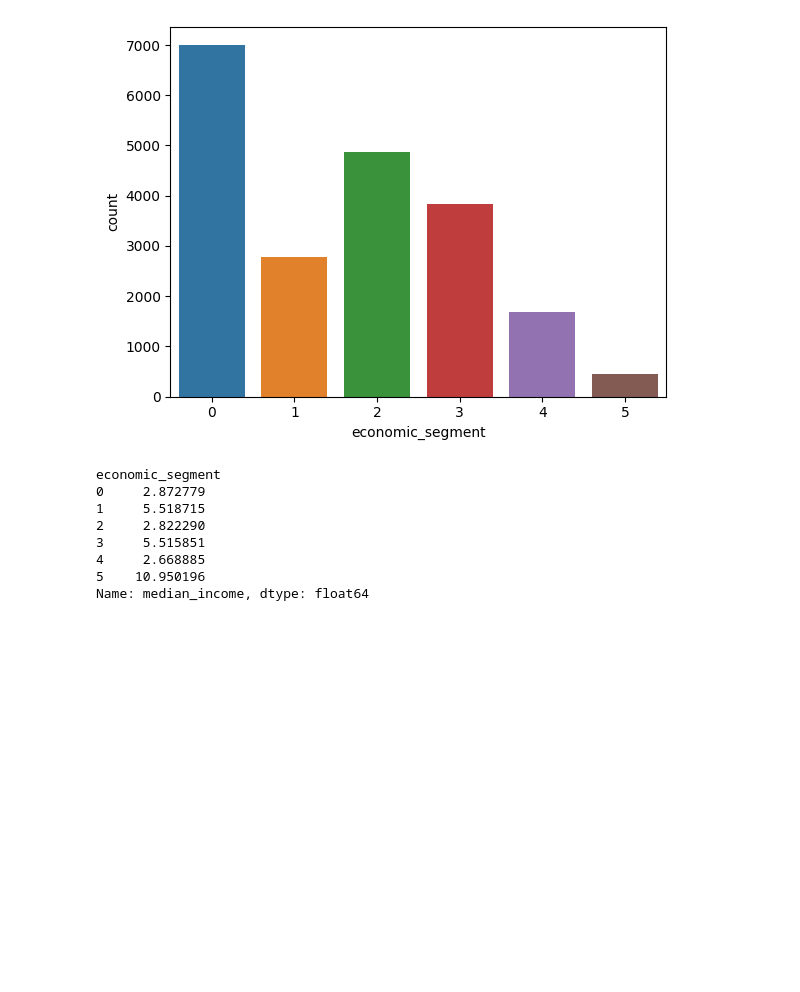
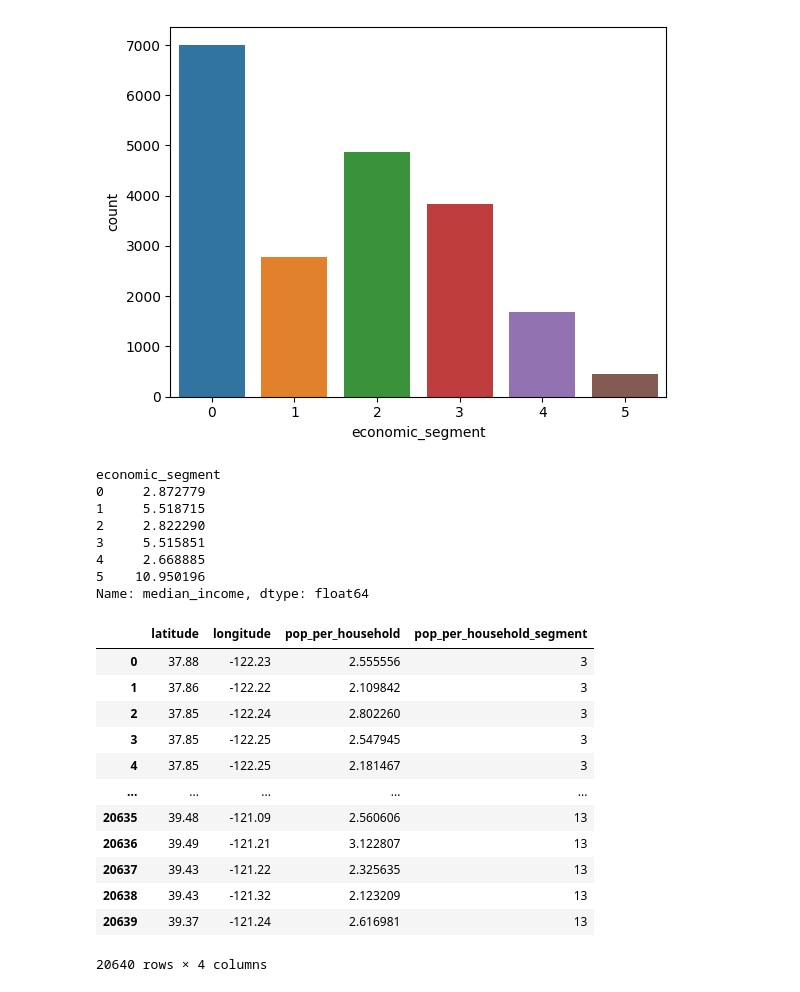
Before and after one commit to yamil-abraham/california-housing-prices-analyzing-dataset, a Jupyter notebook: California_Housing_Prices_Analyzing_Dataset_with_K_Means.ipynb, the cells around one changed output. Cells and saved outputs as stored; diff of their text form; code cells hidden in the pictures; blank space fills up the shorter version.

```diff
--- a/California_Housing_Prices_Analyzing_Dataset_with_K_Means.ipynb
+++ b/California_Housing_Prices_Analyzing_Dataset_with_K_Means.ipynb
@@ -106,0 +118,16 @@ Name: median_income, dtype: float64
+# %%
+X
+# %% [output]
+|  | latitude | longitude | pop_per_household | pop_per_household_segment |
+| 0 | 37.88 | -122.23 | 2.555556 | 3 |
+| 1 | 37.86 | -122.22 | 2.109842 | 3 |
+| 2 | 37.85 | -122.24 | 2.802260 | 3 |
+| 3 | 37.85 | -122.25 | 2.547945 | 3 |
+| 4 | 37.85 | -122.25 | 2.181467 | 3 |
+| ... | ... | ... | ... | ... |
+| 20635 | 39.48 | -121.09 | 2.560606 | 13 |
+| 20636 | 39.49 | -121.21 | 3.122807 | 13 |
+| 20637 | 39.43 | -121.22 | 2.325635 | 13 |
+| 20638 | 39.43 | -121.32 | 2.123209 | 13 |
+| 20639 | 39.37 | -121.24 | 2.616981 | 13 |
+20640 rows × 4 columns
```
Also changed, not shown: parts of 9 cells of this notebook.
